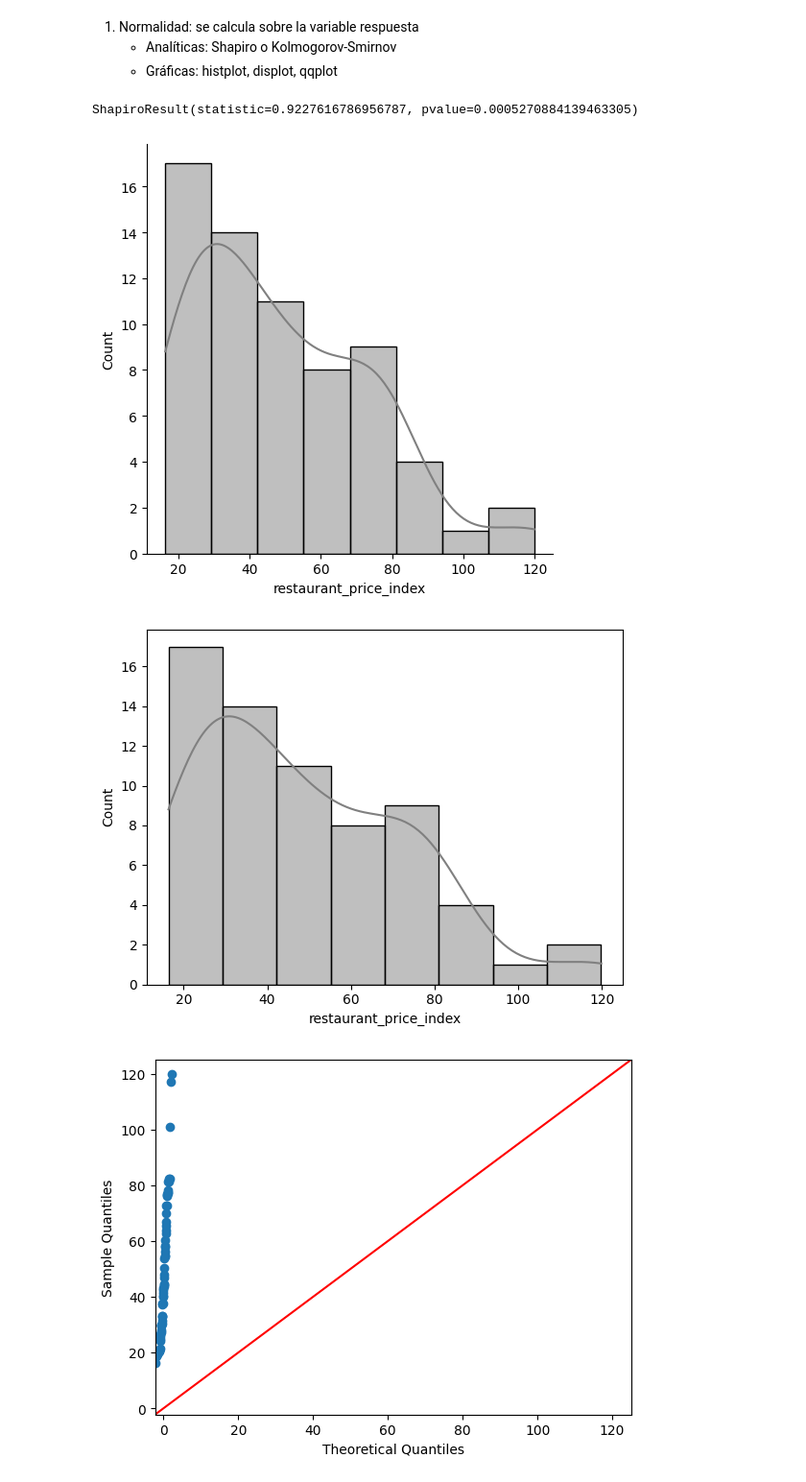
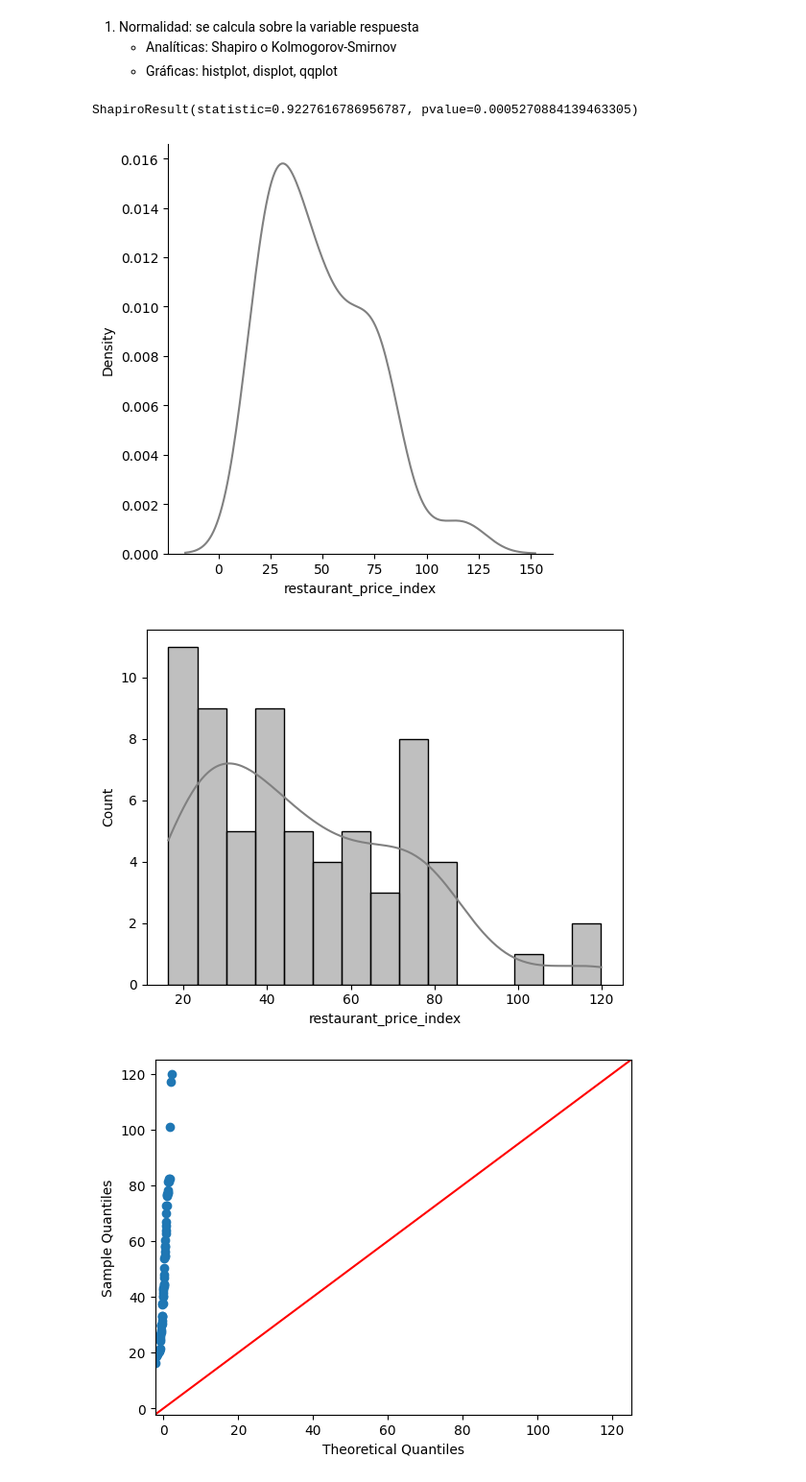
Before and after one commit to Adalab/promo-d-da-modulo3-sprint1-laura-maitane, a Jupyter notebook: regresion-lineal/reg-lin-4-asunciones.ipynb, the cells around one changed output. Shown: that part at 96% size. Cells and saved outputs as stored; diff of their text form; code cells hidden in the pictures.

```diff
--- a/regresion-lineal/reg-lin-4-asunciones.ipynb
+++ b/regresion-lineal/reg-lin-4-asunciones.ipynb
@@ -66,18 +71,19 @@ memory usage: 10.3+ KB
 1. Normalidad: se calcula sobre la variable respuesta
    - Analíticas: Shapiro o Kolmogorov-Smirnov
    - Gráficas: histplot, displot, qqplot
-# %%
-stats.shapiro(df['restaurant_price_index'])
-# %% [output]
-ShapiroResult(statistic=0.9227616786956787, pvalue=0.0005270884139463305)
+# %%
+# usamos Shapiro porque la muestra es muy pequeña, tan solo 66 registros.
+stats.shapiro(df['restaurant_price_index'])
+# %% [output]
+ShapiroResult(statistic=0.9227616786956787, pvalue=0.0005270884139463305)
 # %%
-sns.displot(df['restaurant_price_index'], kde = True, color = "grey");
+sns.displot(df['restaurant_price_index'], kind='kde', color = "grey");
 # %% [output]
-[figure, old version]
+[figure, new version]
 # %%
-sns.histplot(df['restaurant_price_index'], kde = True, color = "grey");
+sns.histplot(df['restaurant_price_index'], kde = True, color = "grey", bins=15);
 # %% [output]
-[figure, old version]
+[figure, new version]
 # %%
 sm.qqplot(df['restaurant_price_index'], line ='45');
 # %% [output]
```
Also changed, not shown: parts of 23 cells of this notebook, 6 other files.
